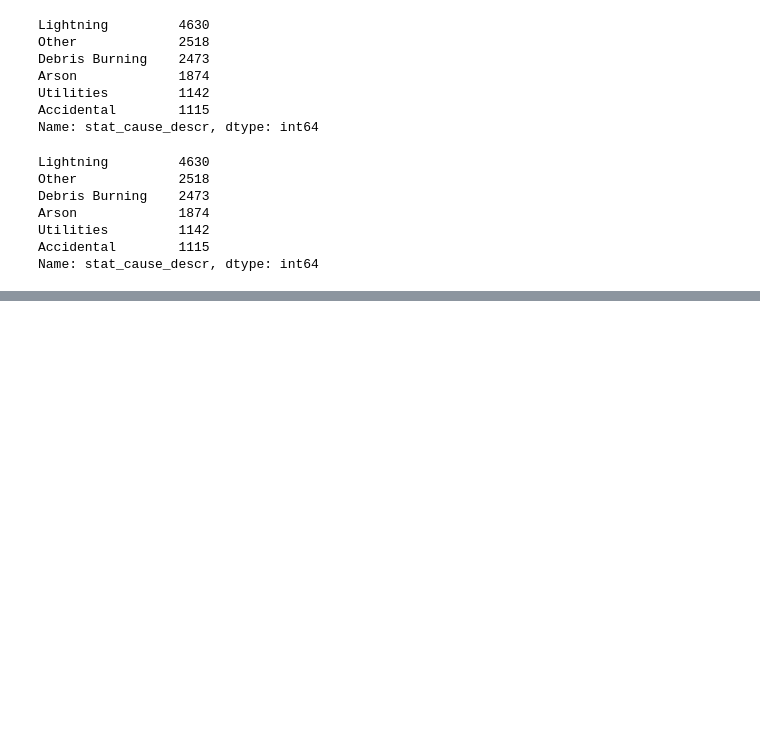
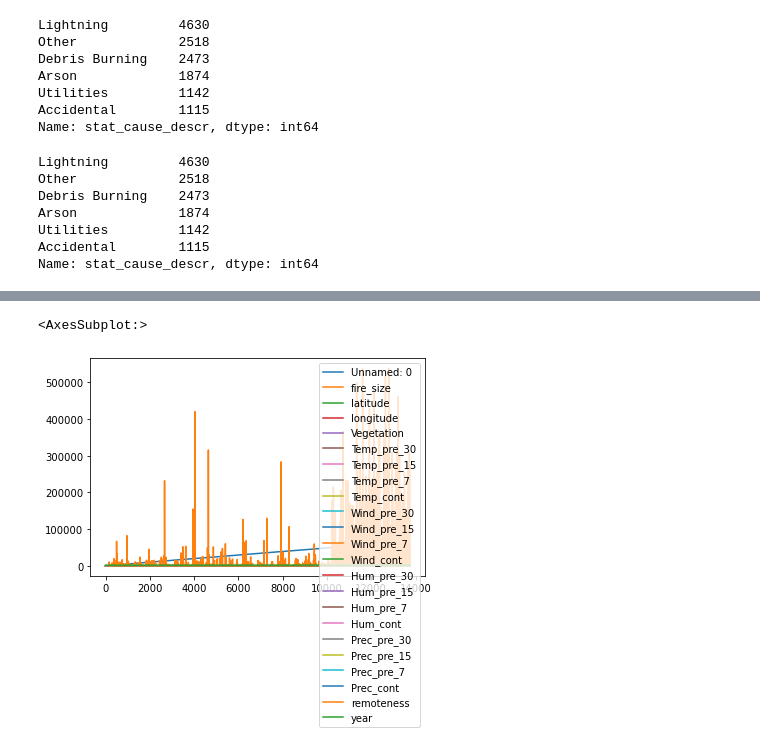
Before and after one commit to goatgirl86/Final_Project_Wildfires, a Jupyter notebook: dataFrameCreation.ipynb, the cells around one changed output, grey strips where cells are left out. Saved outputs shown, nothing was run; the diff lists cells and outputs as text; code cells hidden in the pictures; blank space fills up the shorter version.

Commit message:
df graphs

```diff
--- a/dataFrameCreation.ipynb
+++ b/dataFrameCreation.ipynb
@@ -187,0 +208,5 @@ Name: stat_cause_descr, dtype: int64
+# %%
+df.plot()
+# %% [output]
+<AxesSubplot:>
+[figure, added]
```
Also changed, not shown: parts of 17 cells of this notebook.
